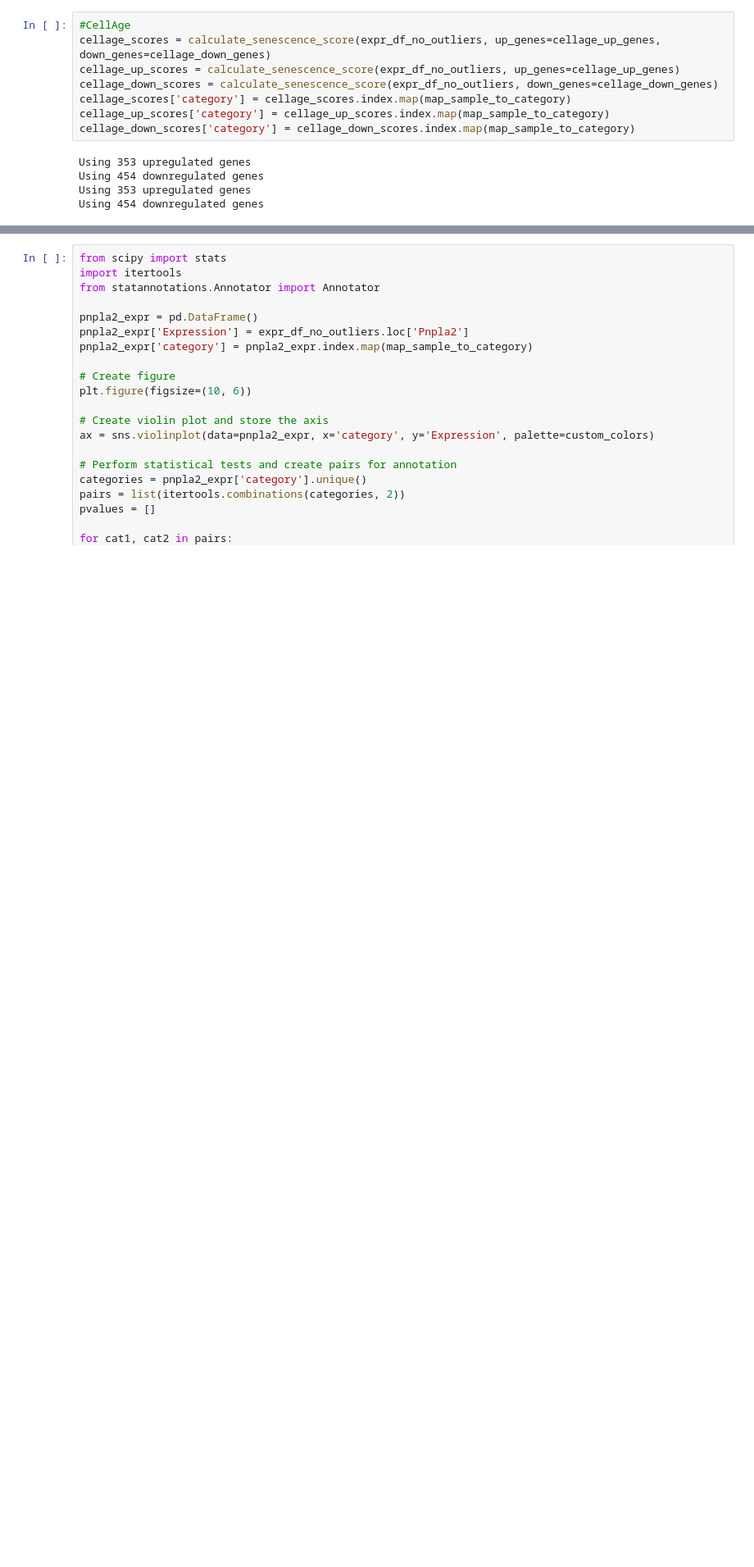
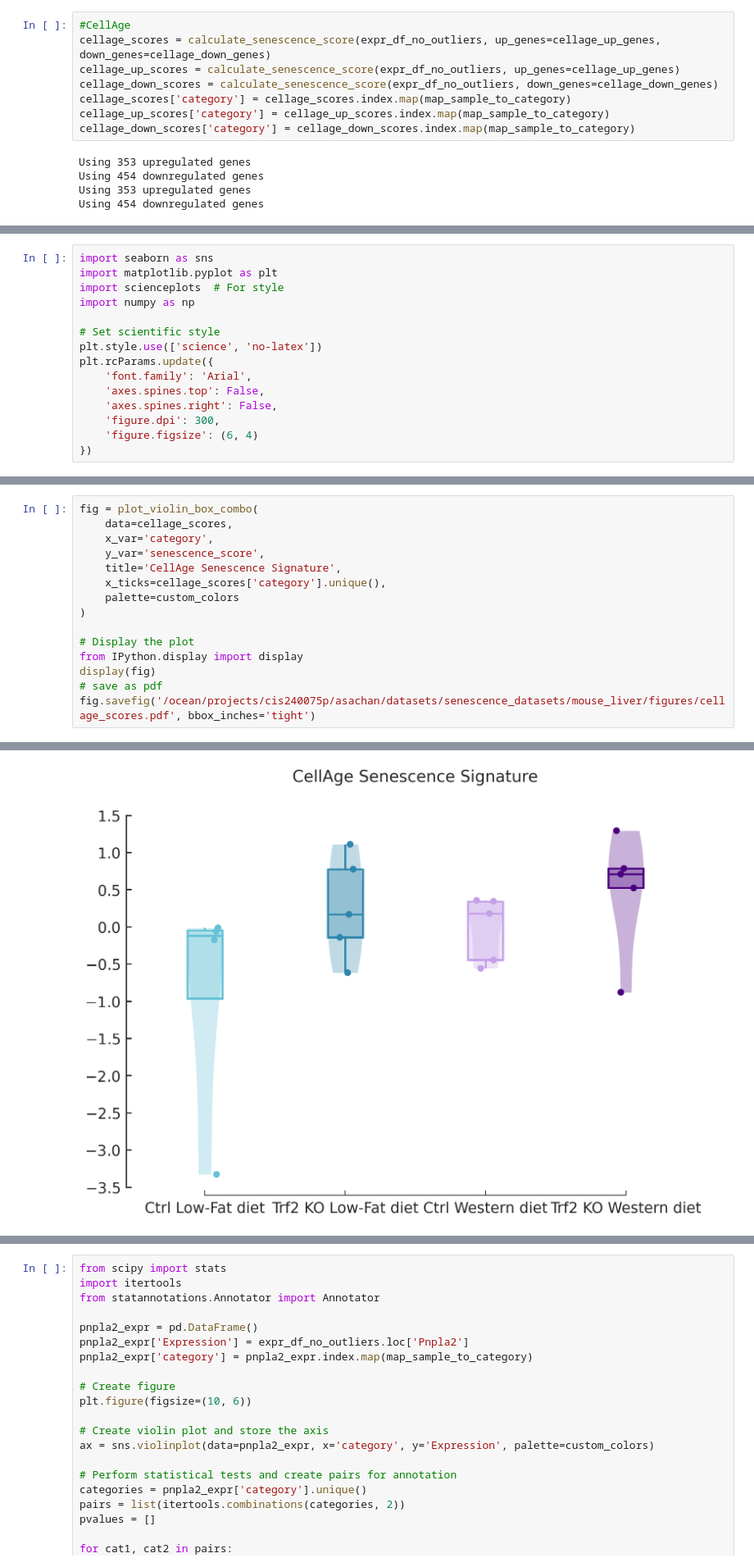
Before and after one commit to akanksha-sachan/ERCC1_iPSC_analysis, a Jupyter notebook: mouse_liver/sen_scores.ipynb, the cells around one changed output, grey strips where cells are left out. Shown at 82% size. Saved outputs shown, nothing was run; the diff lists cells and outputs as text; blank space fills up the shorter version.

```diff
--- a/mouse_liver/sen_scores.ipynb
+++ b/mouse_liver/sen_scores.ipynb
@@ -195,0 +198,15 @@ Passing `palette` without assigning `hue` is deprecated and will be removed in v
+# %%
+import seaborn as sns
+import matplotlib.pyplot as plt
+import scienceplots  # For style
+import numpy as np
+
+# Set scientific style
+plt.style.use(['science', 'no-latex'])
+plt.rcParams.update({
+    'font.family': 'Arial',
+    'axes.spines.top': False,
+    'axes.spines.right': False,
+    'figure.dpi': 300,
+    'figure.figsize': (6, 4)
+})
@@ -195,0 +333,16 @@ Passing `palette` without assigning `hue` is deprecated and will be removed in v
+# %%
+fig = plot_violin_box_combo(
+    data=cellage_scores,
+    x_var='category',
+    y_var='senescence_score',
+    title='CellAge Senescence Signature',
+    x_ticks=cellage_scores['category'].unique(),
+    palette=custom_colors
+)
+
+# Display the plot
+from IPython.display import display
+display(fig)
+# save as pdf
+fig.savefig('/ocean/projects/cis240075p/asachan/datasets/senescence_datasets/mouse_liver/figures/cellage_scores.pdf', bbox_inches='tight')
+# %% [output]
@@ -195,0 +366 @@ Passing `palette` without assigning `hue` is deprecated and will be removed in v
+[figure, added]
```
Also changed, not shown: parts of 8 cells of this notebook, 1 other file.
